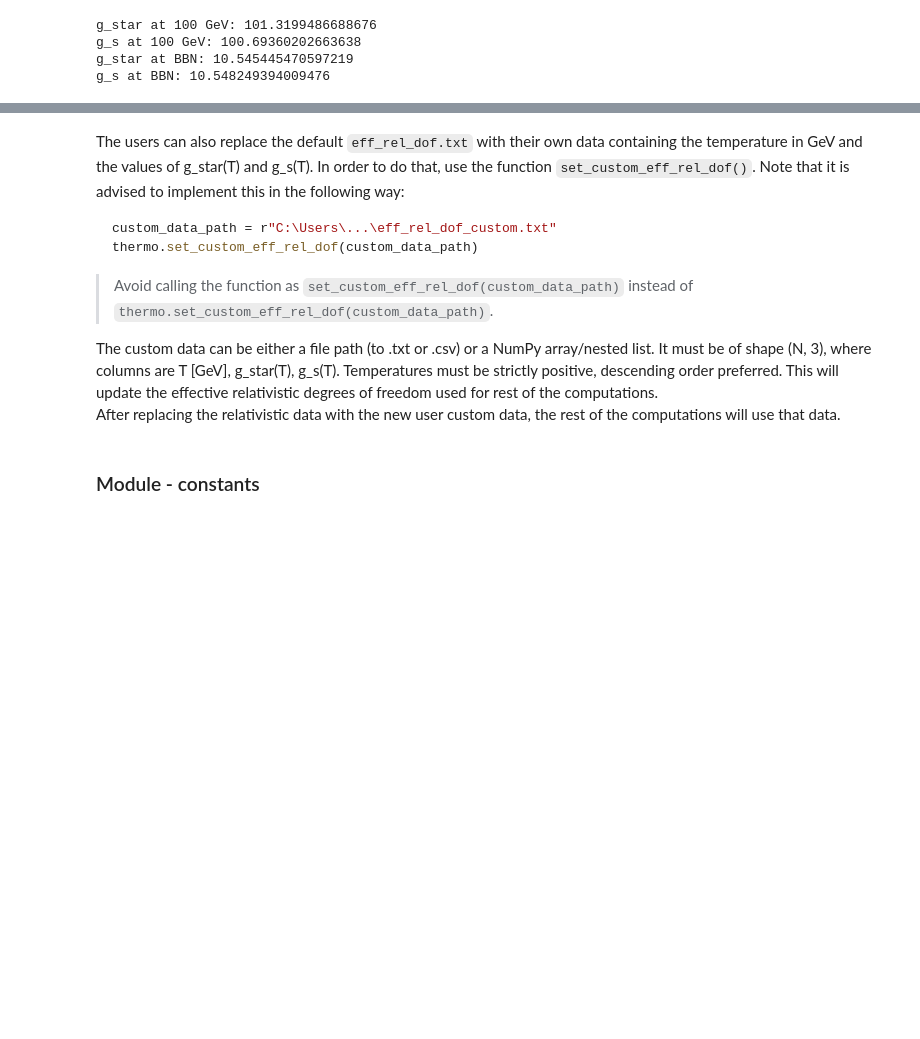
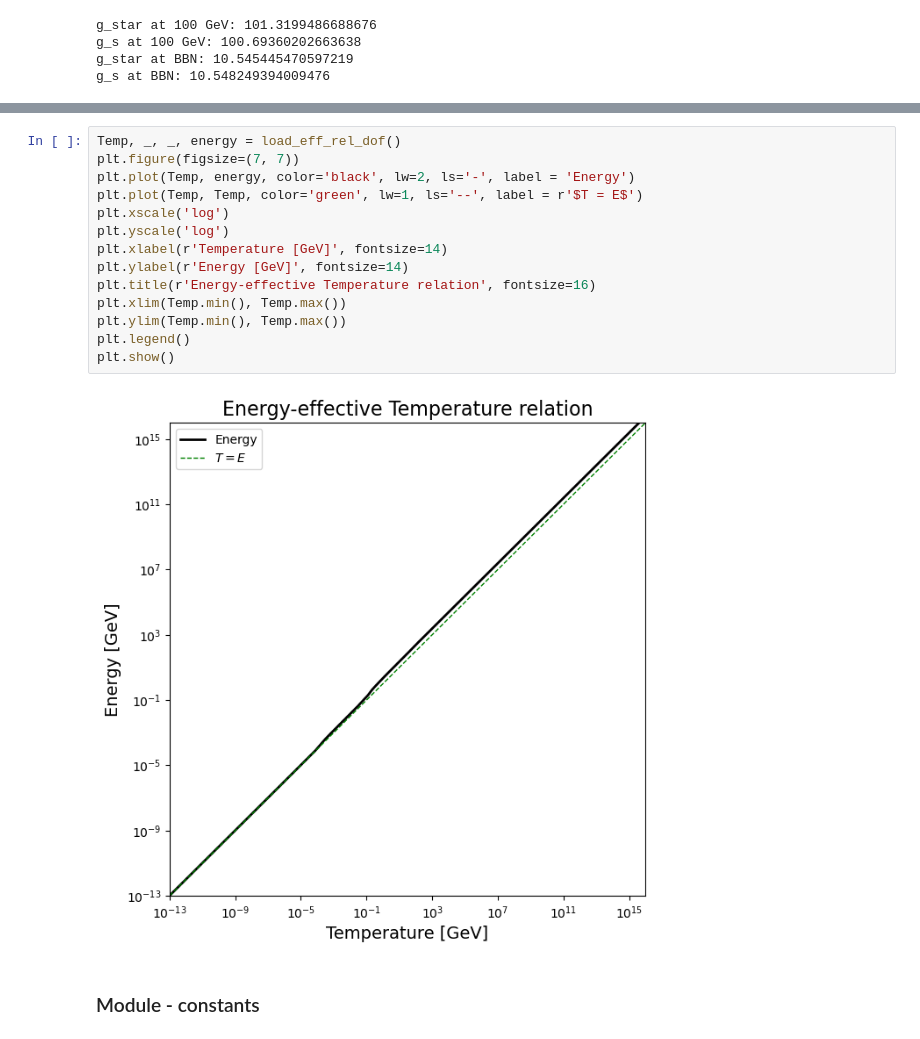
Before and after one commit to athul104/GWInSpect, a Jupyter notebook: examples/tutorial_gwinspect.ipynb, the cells around one changed output, grey strips where cells are left out. Drawn from its saved outputs; the diff is of its cells as text; blank space fills up the shorter version.

````diff
--- a/examples/tutorial_gwinspect.ipynb
+++ b/examples/tutorial_gwinspect.ipynb
@@ -368,15 +434,19 @@ plt.show()
-# %% [markdown]
-The users can also replace the default ```eff_rel_dof.txt``` with their own data containing the temperature in GeV and the values of g_star(T) and g_s(T). In order to do that, use the function ```set_custom_eff_rel_dof()```. Note that it is advised to implement this in the following way:
-
-```bash
-custom_data_path = r"C:\Users\...\eff_rel_dof_custom.txt"
-thermo.set_custom_eff_rel_dof(custom_data_path)
-```
-> Avoid calling the function as ```set_custom_eff_rel_dof(custom_data_path)``` instead of ```thermo.set_custom_eff_rel_dof(custom_data_path)```.
-
-The custom data can be either a file path (to .txt or .csv) or a NumPy array/nested list. It must be of shape (N, 3), where columns are T [GeV], g_star(T), g_s(T).
-Temperatures must be strictly positive, descending order preferred. This will update the effective relativistic degrees of freedom used for rest of the computations.
-After replacing the relativistic data with the new user custom data, the rest of the computations will use that data.
+# %%
+Temp, _, _, energy = load_eff_rel_dof()
+plt.figure(figsize=(7, 7))
+plt.plot(Temp, energy, color='black', lw=2, ls='-', label = 'Energy')
+plt.plot(Temp, Temp, color='green', lw=1, ls='--', label = r'$T = E$')
+plt.xscale('log')
+plt.yscale('log')
+plt.xlabel(r'Temperature [GeV]', fontsize=14)
+plt.ylabel(r'Energy [GeV]', fontsize=14)
+plt.title(r'Energy-effective Temperature relation', fontsize=16)
+plt.xlim(Temp.min(), Temp.max())
+plt.ylim(Temp.min(), Temp.max())
+plt.legend()
+plt.show()
+# %% [output]
+[figure, added]
 # %% [markdown]
 ### Module - constants
 # %%
````
Also changed, not shown: parts of 17 cells of this notebook, 2 other files.
